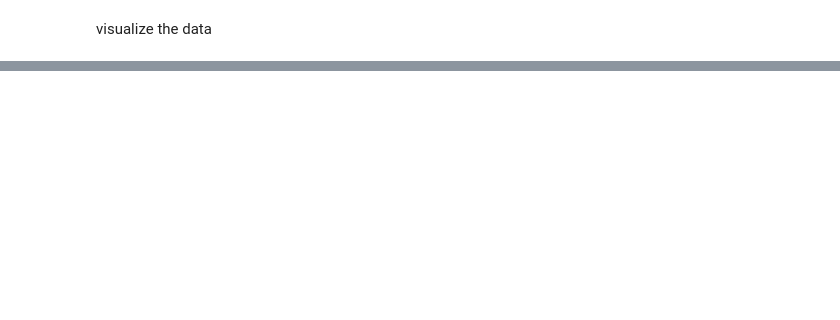
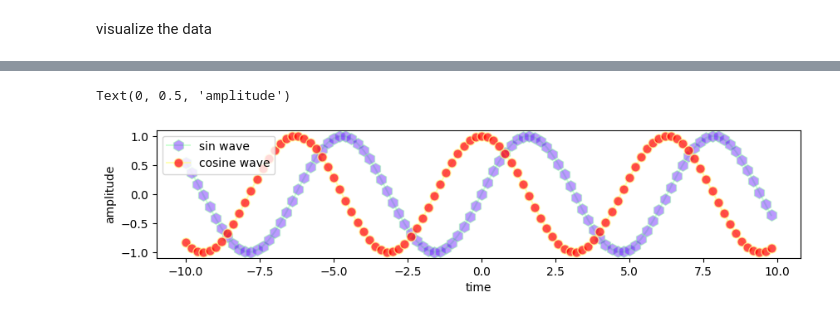
Before and after one commit to digipodium/2023-JUN-LBS-PYDA-FS-1230, a Jupyter notebook: graphs.ipynb, the cells around one changed output, grey strips where cells are left out. Saved outputs shown, nothing was run; the diff lists cells and outputs as text; code cells hidden in the pictures; blank space fills up the shorter version.

```diff
--- a/graphs.ipynb
+++ b/graphs.ipynb
@@ -70,0 +77,19 @@ plt.show()
+# %%
+t = np.arange(-10, 10, .2)
+y = np.sin(t)
+y2 = np.cos(t)
+fig, ax = plt.subplots(figsize=(10,2))
+ax.plot(t, y, label='sin wave',
+        color='#88ff99', marker='h',
+        markersize=10, markerfacecolor='#5500ff',
+        alpha=.4)
+ax.plot(t, y2, label='cosine wave',
+        color='#ffff99', marker='o',
+        markersize=8, markerfacecolor='#ff0000',
+        alpha=.7)
+ax.legend()
+ax.set_xlabel('time')
+ax.set_ylabel('amplitude')
+# %% [output]
+Text(0, 0.5, 'amplitude')
+[figure, added]
```
Also changed, not shown: parts of 9 cells of this notebook, 2 other files.
